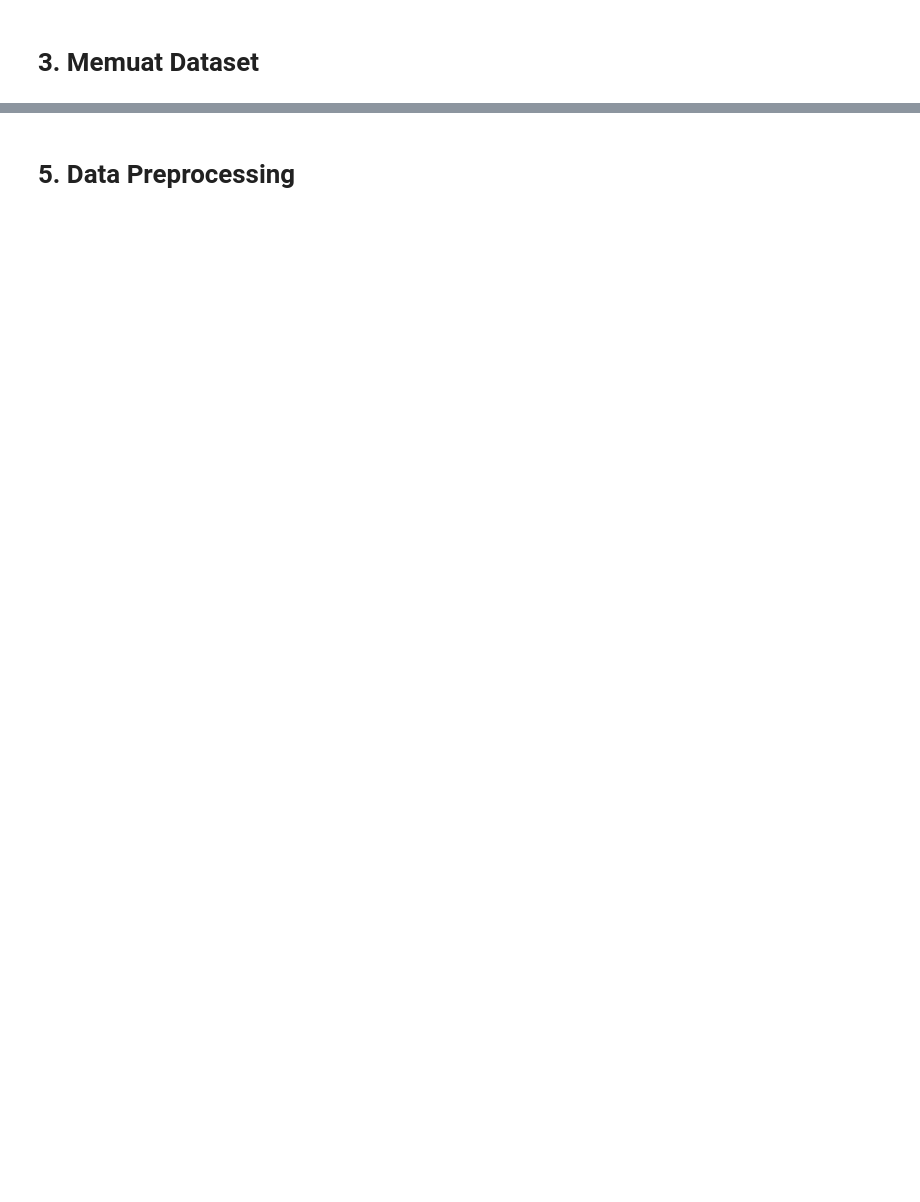
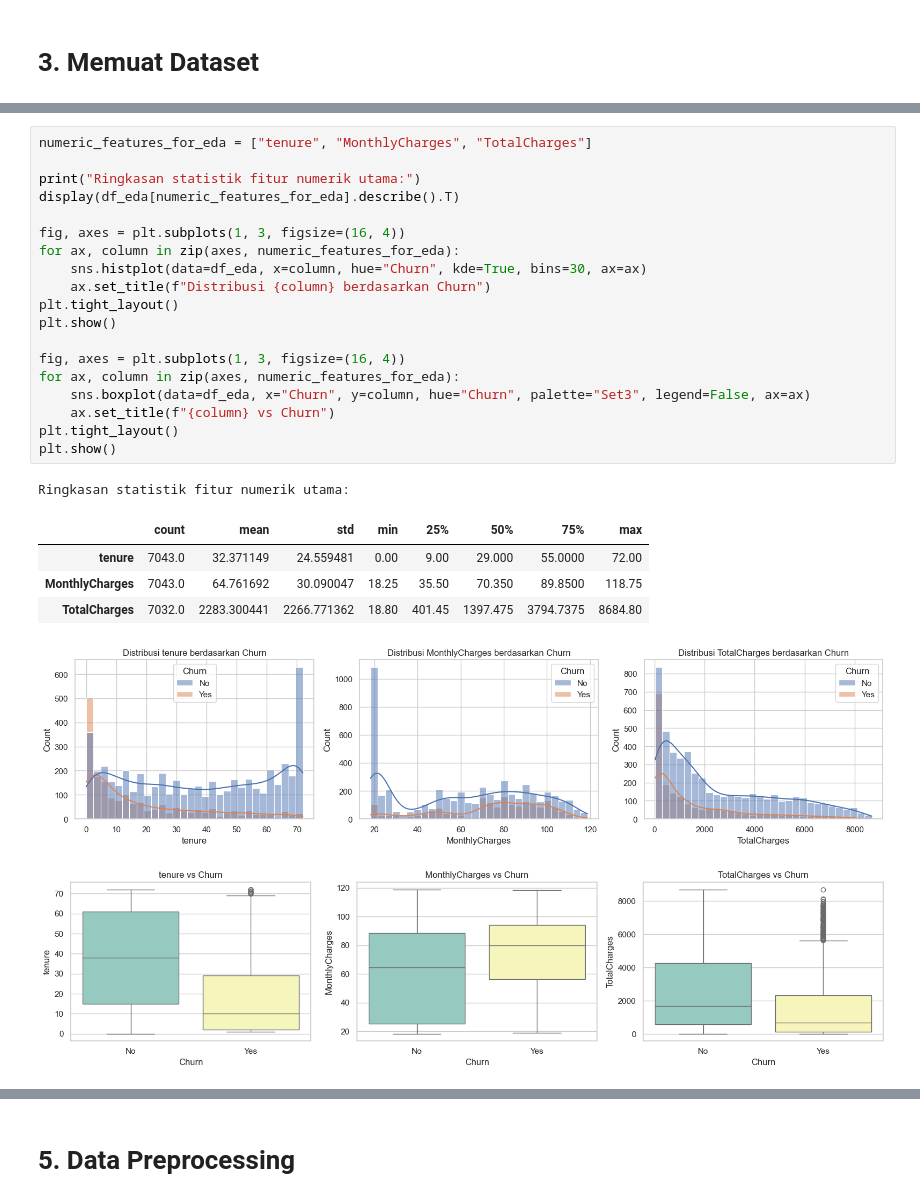
Before and after one commit to agungtrisutaji/Eksperimen_SML_Agung_Trisutaji_Aprian, a Jupyter notebook: Template_Eksperimen_MSML.ipynb, the cells around one changed output, grey strips where cells are left out. Drawn from its saved outputs; the diff is of its cells as text; blank space fills up the shorter version.

```diff
--- a/Template_Eksperimen_MSML.ipynb
+++ b/Template_Eksperimen_MSML.ipynb
@@ -33,0 +197,27 @@ Tujuan dari EDA adalah untuk memperoleh wawasan awal yang mendalam mengenai data
+# %%
+numeric_features_for_eda = ["tenure", "MonthlyCharges", "TotalCharges"]
+
+print("Ringkasan statistik fitur numerik utama:")
+display(df_eda[numeric_features_for_eda].describe().T)
+
+fig, axes = plt.subplots(1, 3, figsize=(16, 4))
+for ax, column in zip(axes, numeric_features_for_eda):
+    sns.histplot(data=df_eda, x=column, hue="Churn", kde=True, bins=30, ax=ax)
+    ax.set_title(f"Distribusi {column} berdasarkan Churn")
+plt.tight_layout()
+plt.show()
+
+fig, axes = plt.subplots(1, 3, figsize=(16, 4))
+for ax, column in zip(axes, numeric_features_for_eda):
+    sns.boxplot(data=df_eda, x="Churn", y=column, hue="Churn", palette="Set3", legend=False, ax=ax)
+    ax.set_title(f"{column} vs Churn")
+plt.tight_layout()
+plt.show()
+# %% [output]
+Ringkasan statistik fitur numerik utama:
+|  | count | mean | std | min | 25% | 50% | 75% | max |
+| tenure | 7043.0 | 32.371149 | 24.559481 | 0.00 | 9.00 | 29.000 | 55.0000 | 72.00 |
+| MonthlyCharges | 7043.0 | 64.761692 | 30.090047 | 18.25 | 35.50 | 70.350 | 89.8500 | 118.75 |
+| TotalCharges | 7032.0 | 2283.300441 | 2266.771362 | 18.80 | 401.45 | 1397.475 | 3794.7375 | 8684.80 |
+[figure, added]
+[figure, added]
```
Also changed, not shown: parts of 21 cells of this notebook.
